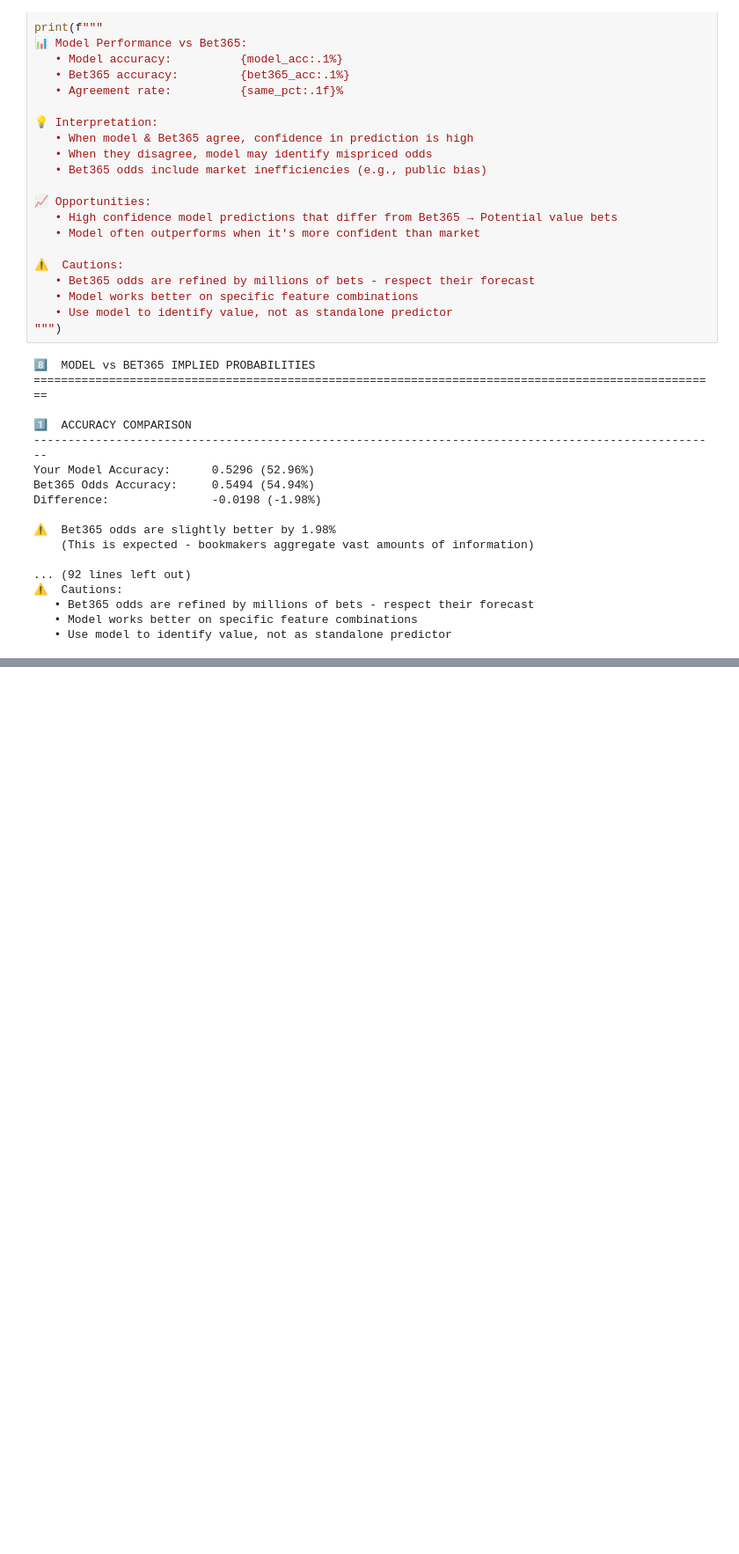
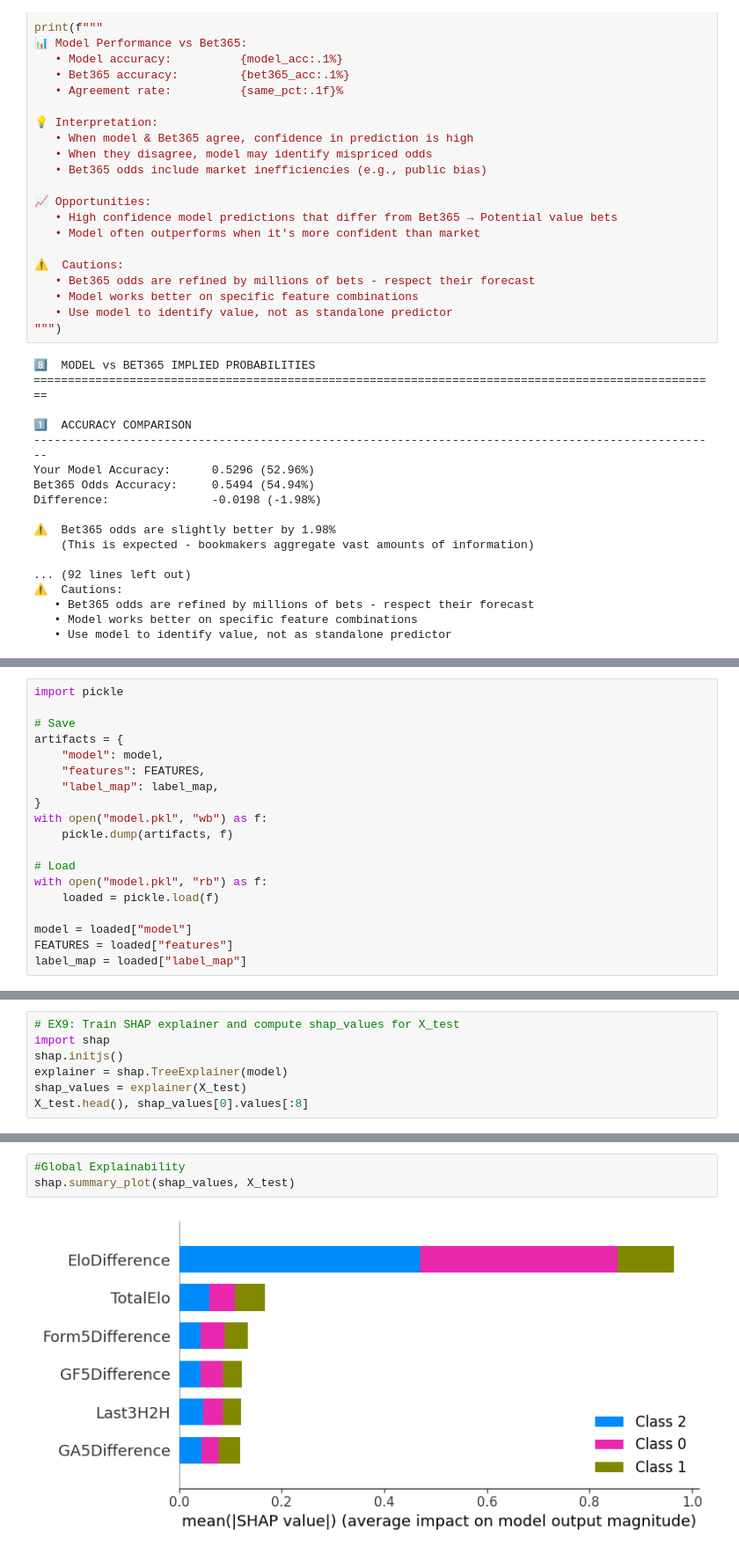
Before and after one commit to jordiestevee/Football-Outcome-Predictor, a Jupyter notebook: datawrangling&model.ipynb, the cells around one changed output, grey strips where cells are left out. Shown at 88% size. Cells and saved outputs as stored; diff of their text form; blank space fills up the shorter version.

```diff
--- a/datawrangling&model.ipynb
+++ b/datawrangling&model.ipynb
@@ -1056,0 +1088,19 @@ Difference:               -0.0198 (-1.98%)
+# %%
+import pickle
+
+# Save
+artifacts = {
+    "model": model,
+    "features": FEATURES,
+    "label_map": label_map,
+}
+with open("model.pkl", "wb") as f:
+    pickle.dump(artifacts, f)
+
+# Load
+with open("model.pkl", "rb") as f:
+    loaded = pickle.load(f)
+
+model = loaded["model"]
+FEATURES = loaded["features"]
+label_map = loaded["label_map"]
@@ -1056,0 +1109,7 @@ Difference:               -0.0198 (-1.98%)
+# %%
+# EX9: Train SHAP explainer and compute shap_values for X_test
+import shap
+shap.initjs()
+explainer = shap.TreeExplainer(model)
+shap_values = explainer(X_test)
+X_test.head(), shap_values[0].values[:8]
@@ -1056,0 +1137,5 @@ Difference:               -0.0198 (-1.98%)
+# %%
+#Global Explainability
+shap.summary_plot(shap_values, X_test)
+# %% [output]
+[figure, added]
```
Also changed, not shown: parts of 8 cells of this notebook, 1 other file.
